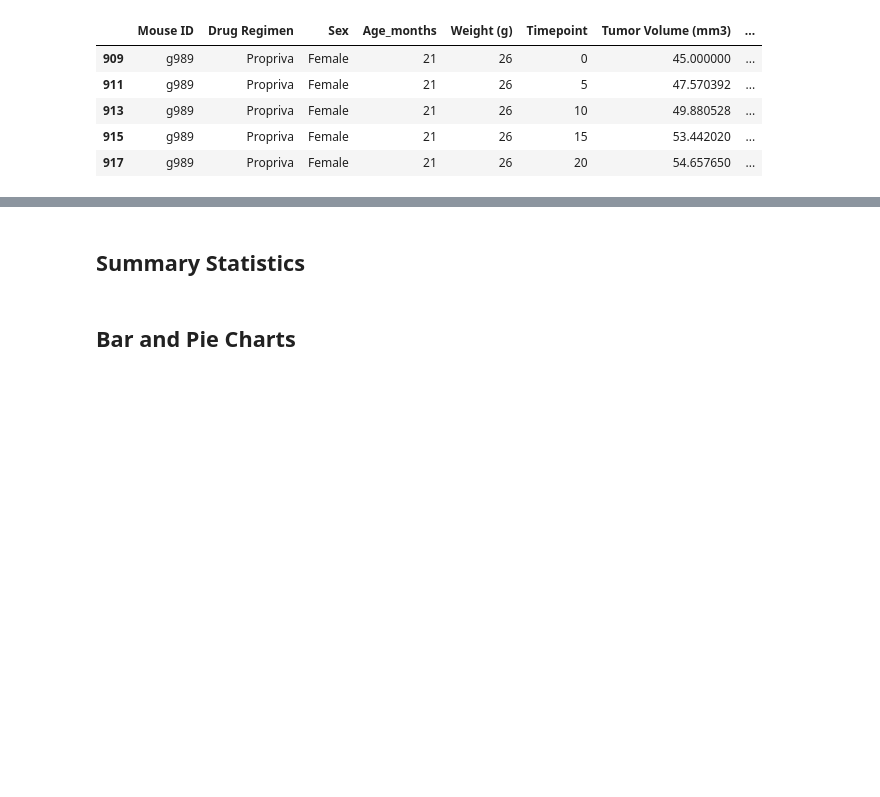
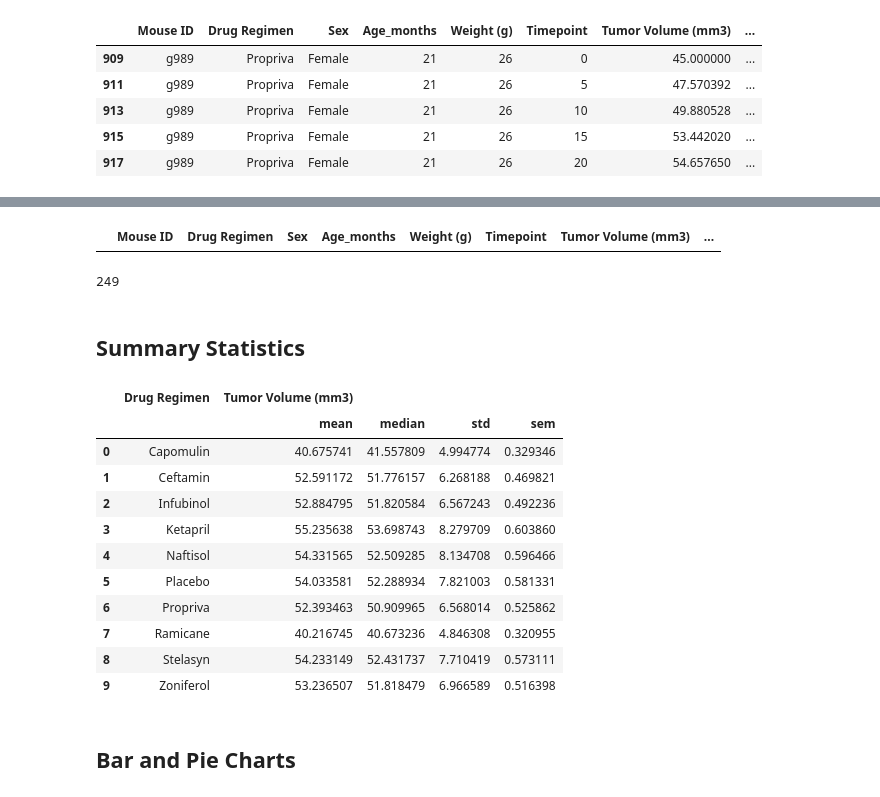
Before and after one commit to JAlvarado23A/matplotlib_mouse_analysis, a Jupyter notebook: Matplotlib_mouse_analysis.ipynb, the cells around one changed output, grey strips where cells are left out. Cells and saved outputs as stored; diff of their text form; code cells hidden in the pictures; blank space fills up the shorter version.

```diff
--- a/Matplotlib_mouse_analysis.ipynb
+++ b/Matplotlib_mouse_analysis.ipynb
@@ -84,10 +72,15 @@ mouse_data_df[~mouse_data_df.duplicated(['Mouse ID', 'Timepoint'])].shape
+# %%
+# run duplicate function to check for anymore duplicates from new data
+mouse_data_clean_df[mouse_data_clean_df.duplicated(["Mouse ID", "Timepoint"])]
+# %% [output]
+|  | Mouse ID | Drug Regimen | Sex | Age_months | Weight (g) | Timepoint | Tumor Volume (mm3) | ... |
 # %%
 # Checking the number of mice in the clean DataFrame.
+mouse_data_clean_df['Mouse ID'].nunique()
+# %% [output]
+249
 # %% [markdown]
 ## Summary Statistics
 # %%
 # Generate a summary statistics table of mean, median, variance, standard deviation, and SEM of the tumor volume for each regimen
-
-# Use groupby and summary statistical methods to calculate the following properties of each drug regimen:
-# mean, median, variance, standard deviation, and SEM of the tumor volume.
-# Assemble the resulting series into a single summary dataframe.
+summary_drug_reg = mouse_data_clean_df.groupby(["Drug Regimen"]).agg(['mean', 'median', 'std', 'sem']).reset_index()
@@ -98,2 +87,21 @@ mouse_data_df[~mouse_data_df.duplicated(['Mouse ID', 'Timepoint'])].shape
+# %%
+# Clean new df
+summary_drug_reg = summary_drug_reg.loc[:, ['Drug Regimen', 'Tumor Volume (mm3)']]
+# %%
+summary_drug_reg.reset_index(drop = True)
+summary_drug_reg
+# %% [output]
+|  | Drug Regimen | Tumor Volume (mm3) |  |  |  |
+|  |  | mean | median | std | sem |
+| 0 | Capomulin | 40.675741 | 41.557809 | 4.994774 | 0.329346 |
+| 1 | Ceftamin | 52.591172 | 51.776157 | 6.268188 | 0.469821 |
+| 2 | Infubinol | 52.884795 | 51.820584 | 6.567243 | 0.492236 |
+| 3 | Ketapril | 55.235638 | 53.698743 | 8.279709 | 0.603860 |
+| 4 | Naftisol | 54.331565 | 52.509285 | 8.134708 | 0.596466 |
+| 5 | Placebo | 54.033581 | 52.288934 | 7.821003 | 0.581331 |
+| 6 | Propriva | 52.393463 | 50.909965 | 6.568014 | 0.525862 |
+| 7 | Ramicane | 40.216745 | 40.673236 | 4.846308 | 0.320955 |
+| 8 | Stelasyn | 54.233149 | 52.431737 | 7.710419 | 0.573111 |
+| 9 | Zoniferol | 53.236507 | 51.818479 | 6.966589 | 0.516398 |
 # %% [markdown]
 ## Bar and Pie Charts
```
Also changed, not shown: parts of 11 cells of this notebook.
